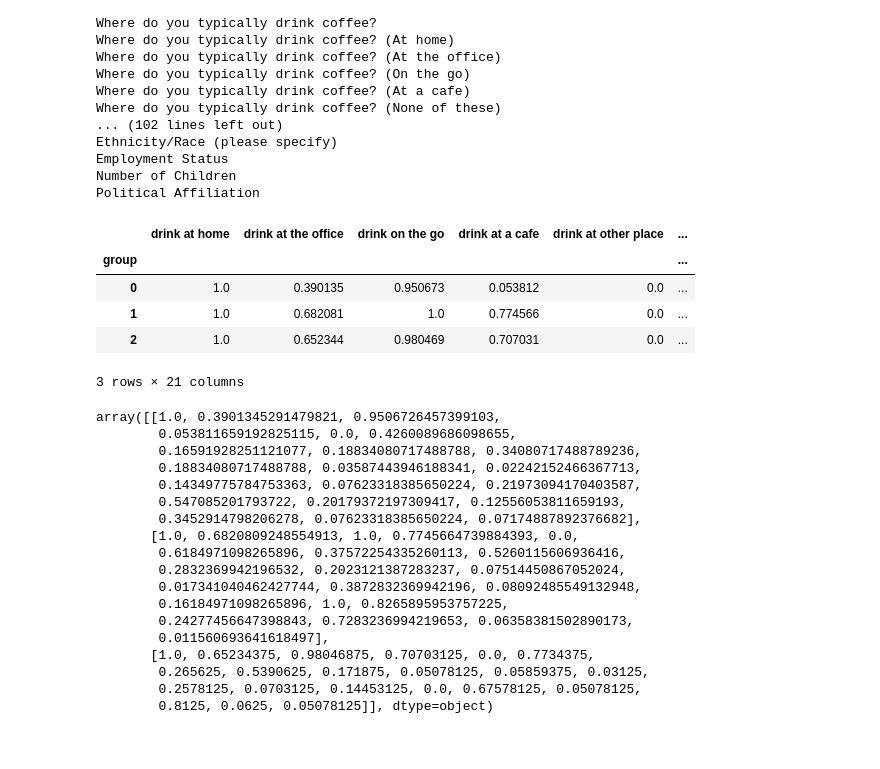
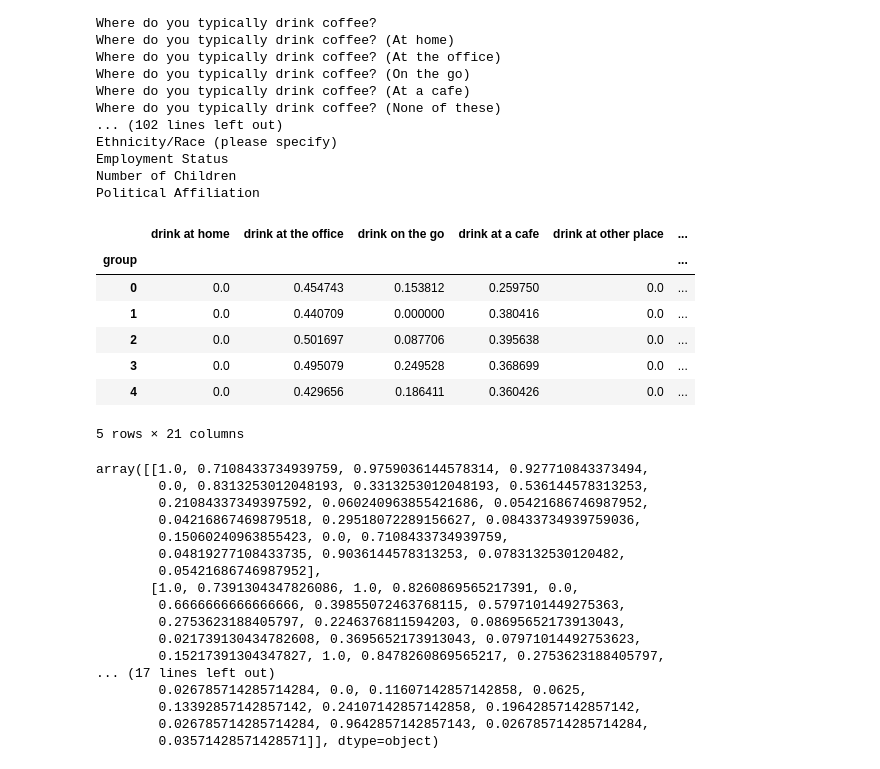
Before and after one commit to enasbo1/projet-classification, a Jupyter notebook: irenee_s_workfile.ipynb, the cells around one changed output. Drawn from its saved outputs; the diff is of its cells as text; code cells hidden in the pictures.

Commit message:
add accuracy watcher to ZMean

```diff
--- a/irenee_s_workfile.ipynb
+++ b/irenee_s_workfile.ipynb
@@ -92,38 +92,40 @@ OtG, purchase coffee at an Other Shop)\
 data_to_kmean = data[liste_colomn].dropna(how="any")
 data_to_kmean.rename(columns={j:renamed_colomn[i] for i,j in enumerate(liste_colomn)}, inplace=True)
 # %%
-model = clt.KMeans(n_clusters=3, n_init=60)
+model = clt.KMeans(n_clusters=5, n_init=60)
 model.fit(data_to_kmean)
 model.labels_
 data_to_kmean["group"] = model.labels_
 # %%
 profils_types = data_to_kmean.groupby("group").mean()
-profils_types
+accuracy = data_to_kmean.groupby("group").std()
+accuracy
 # %% [output]
 |  | drink at home | drink at the office | drink on the go | drink at a cafe | drink at other place | ... |
 | group |  |  |  |  |  | ... |
-| 0 | 1.0 | 0.390135 | 0.950673 | 0.053812 | 0.0 | ... |
-| 1 | 1.0 | 0.682081 | 1.0 | 0.774566 | 0.0 | ... |
-| 2 | 1.0 | 0.652344 | 0.980469 | 0.707031 | 0.0 | ... |
+| 0 | 0.0 | 0.454743 | 0.153812 | 0.259750 | 0.0 | ... |
+| 1 | 0.0 | 0.440709 | 0.000000 | 0.380416 | 0.0 | ... |
+| 2 | 0.0 | 0.501697 | 0.087706 | 0.395638 | 0.0 | ... |
+| 3 | 0.0 | 0.495079 | 0.249528 | 0.368699 | 0.0 | ... |
+| 4 | 0.0 | 0.429656 | 0.186411 | 0.360426 | 0.0 | ... |
-3 rows × 21 columns
+5 rows × 21 columns
 # %%
 profils_types.values
 # %% [output]
-array([[1.0, 0.3901345291479821, 0.9506726457399103,
-        0.053811659192825115, 0.0, 0.4260089686098655,
-        0.16591928251121077, 0.18834080717488788, 0.34080717488789236,
-        0.18834080717488788, 0.03587443946188341, 0.02242152466367713,
-        0.14349775784753363, 0.07623318385650224, 0.21973094170403587,
-        0.547085201793722, 0.20179372197309417, 0.12556053811659193,
-        0.3452914798206278, 0.07623318385650224, 0.07174887892376682],
-       [1.0, 0.6820809248554913, 1.0, 0.7745664739884393, 0.0,
-        0.6184971098265896, 0.37572254335260113, 0.5260115606936416,
-        0.2832369942196532, 0.2023121387283237, 0.07514450867052024,
-        0.017341040462427744, 0.3872832369942196, 0.08092485549132948,
-        0.16184971098265896, 1.0, 0.8265895953757225,
-        0.24277456647398843, 0.7283236994219653, 0.06358381502890173,
-        0.011560693641618497],
-       [1.0, 0.65234375, 0.98046875, 0.70703125, 0.0, 0.7734375,
-        0.265625, 0.5390625, 0.171875, 0.05078125, 0.05859375, 0.03125,
-        0.2578125, 0.0703125, 0.14453125, 0.0, 0.67578125, 0.05078125,
-        0.8125, 0.0625, 0.05078125]], dtype=object)
+array([[1.0, 0.7108433734939759, 0.9759036144578314, 0.927710843373494,
+        0.0, 0.8313253012048193, 0.3313253012048193, 0.536144578313253,
+        0.21084337349397592, 0.060240963855421686, 0.05421686746987952,
+        0.04216867469879518, 0.29518072289156627, 0.08433734939759036,
+        0.15060240963855423, 0.0, 0.7108433734939759,
+        0.04819277108433735, 0.9036144578313253, 0.0783132530120482,
+        0.05421686746987952],
+       [1.0, 0.7391304347826086, 1.0, 0.8260869565217391, 0.0,
+        0.6666666666666666, 0.39855072463768115, 0.5797101449275363,
+        0.2753623188405797, 0.2246376811594203, 0.08695652173913043,
+        0.021739130434782608, 0.3695652173913043, 0.07971014492753623,
+        0.15217391304347827, 1.0, 0.8478260869565217, 0.2753623188405797,
+... (17 lines left out)
+        0.026785714285714284, 0.0, 0.11607142857142858, 0.0625,
+        0.13392857142857142, 0.24107142857142858, 0.19642857142857142,
+        0.026785714285714284, 0.9642857142857143, 0.026785714285714284,
+        0.03571428571428571]], dtype=object)
```
Also changed, not shown: parts of 3 cells of this notebook.
